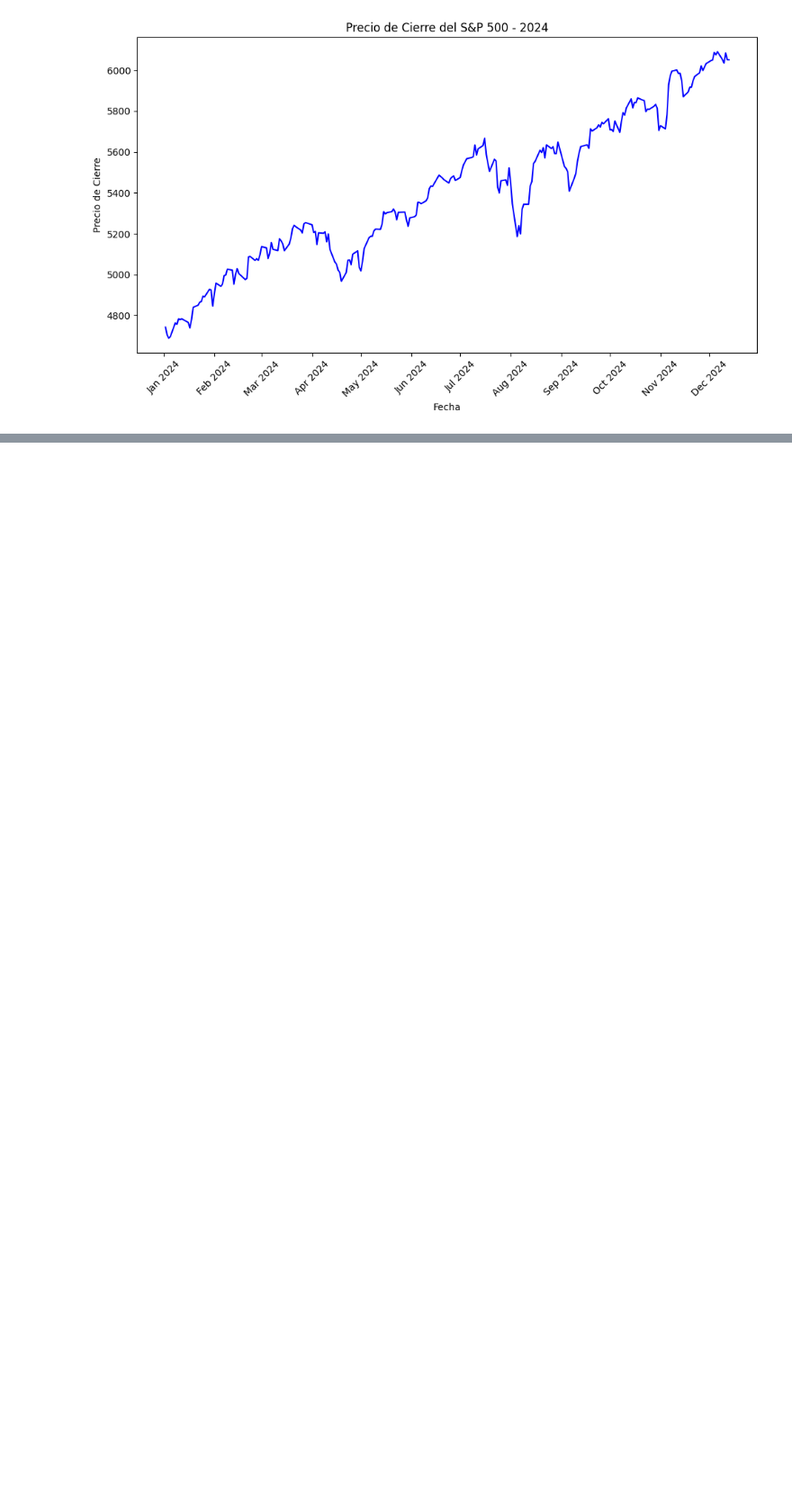
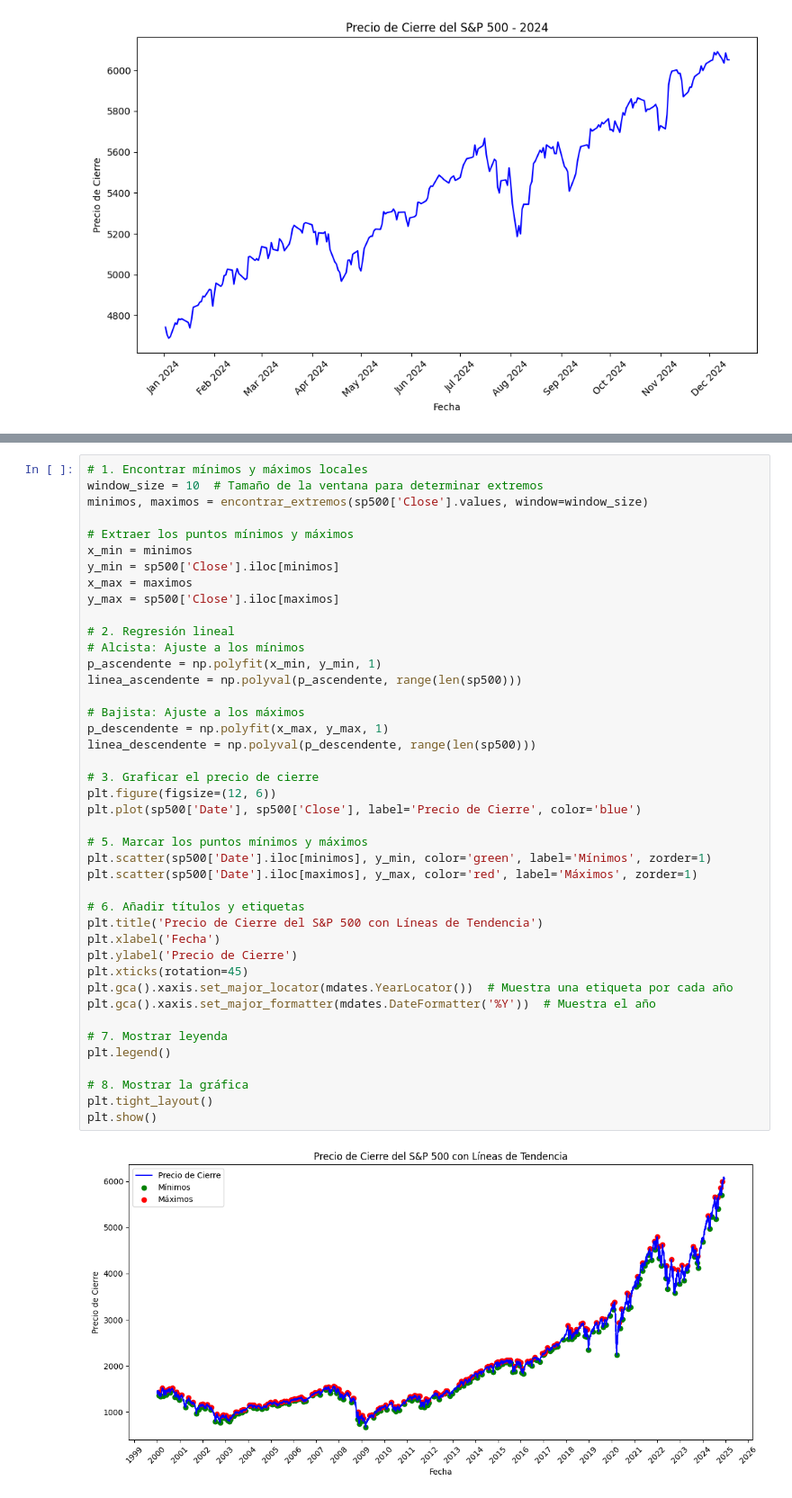
Before and after one commit to Rommel-DS/EDA_S-P500, a Jupyter notebook: src/notebooks/Notebook_pruebas.ipynb, the cells around one changed output, grey strips where cells are left out. Shown at 90% size. Drawn from its saved outputs; the diff is of its cells as text; blank space fills up the shorter version.

```diff
--- a/src/notebooks/Notebook_pruebas.ipynb
+++ b/src/notebooks/Notebook_pruebas.ipynb
@@ -313,3 +308,47 @@ plt.show()
+# %%
+# 1. Encontrar mínimos y máximos locales
+window_size = 10  # Tamaño de la ventana para determinar extremos
+minimos, maximos = encontrar_extremos(sp500['Close'].values, window=window_size)
+
+# Extraer los puntos mínimos y máximos
+x_min = minimos
+y_min = sp500['Close'].iloc[minimos]
+x_max = maximos
+y_max = sp500['Close'].iloc[maximos]
+
+# 2. Regresión lineal
+# Alcista: Ajuste a los mínimos
+p_ascendente = np.polyfit(x_min, y_min, 1)
+linea_ascendente = np.polyval(p_ascendente, range(len(sp500)))
+
+# Bajista: Ajuste a los máximos
+p_descendente = np.polyfit(x_max, y_max, 1)
+linea_descendente = np.polyval(p_descendente, range(len(sp500)))
+
+# 3. Graficar el precio de cierre
+plt.figure(figsize=(12, 6))
+plt.plot(sp500['Date'], sp500['Close'], label='Precio de Cierre', color='blue')
+
+# 5. Marcar los puntos mínimos y máximos
+plt.scatter(sp500['Date'].iloc[minimos], y_min, color='green', label='Mínimos', zorder=1)
+plt.scatter(sp500['Date'].iloc[maximos], y_max, color='red', label='Máximos', zorder=1)
+
+# 6. Añadir títulos y etiquetas
+plt.title('Precio de Cierre del S&P 500 con Líneas de Tendencia')
+plt.xlabel('Fecha')
+plt.ylabel('Precio de Cierre')
+plt.xticks(rotation=45)
+plt.gca().xaxis.set_major_locator(mdates.YearLocator())  # Muestra una etiqueta por cada año
+plt.gca().xaxis.set_major_formatter(mdates.DateFormatter('%Y'))  # Muestra el año
+
+# 7. Mostrar leyenda
+plt.legend()
+
+# 8. Mostrar la gráfica
+plt.tight_layout()
+plt.show()
+# %% [output]
+[figure, added]
 # %%
 # 1. Filtrar datos del último año
 ultimo_anio = sp500[sp500['Date'] >= sp500['Date'].max() - pd.DateOffset(years=1)]
```
Also changed, not shown: parts of 8 cells of this notebook.
